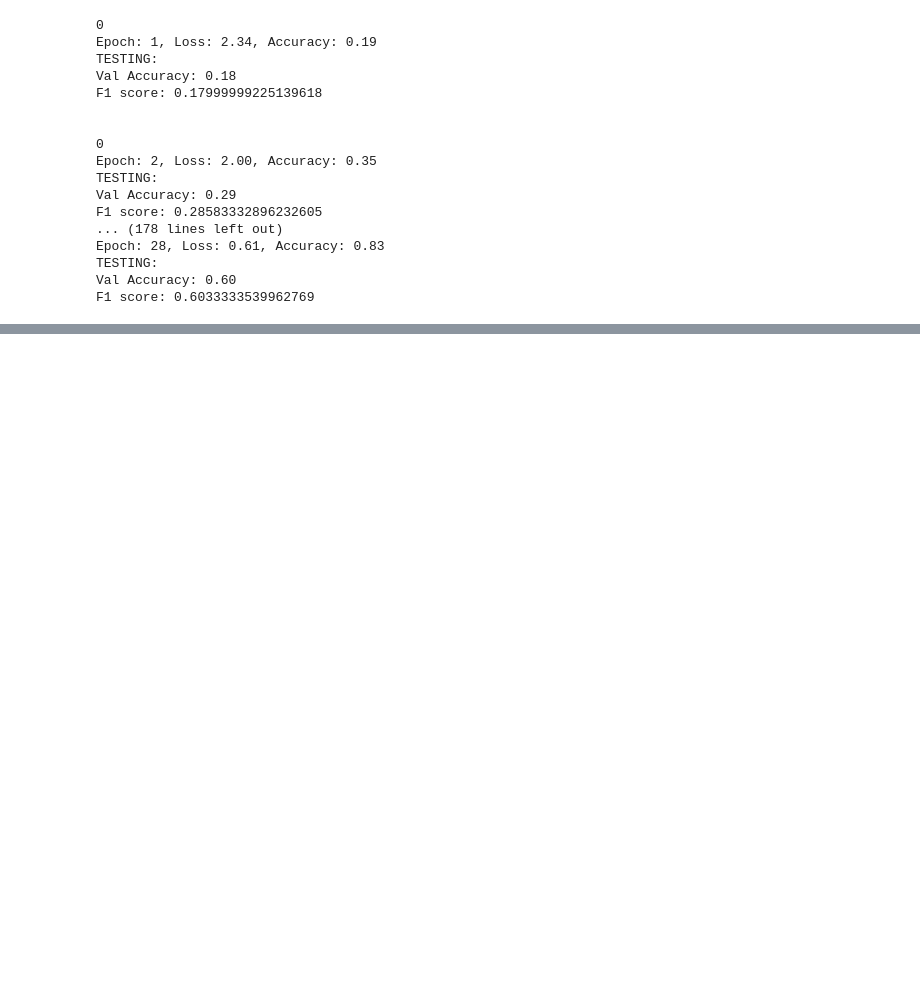
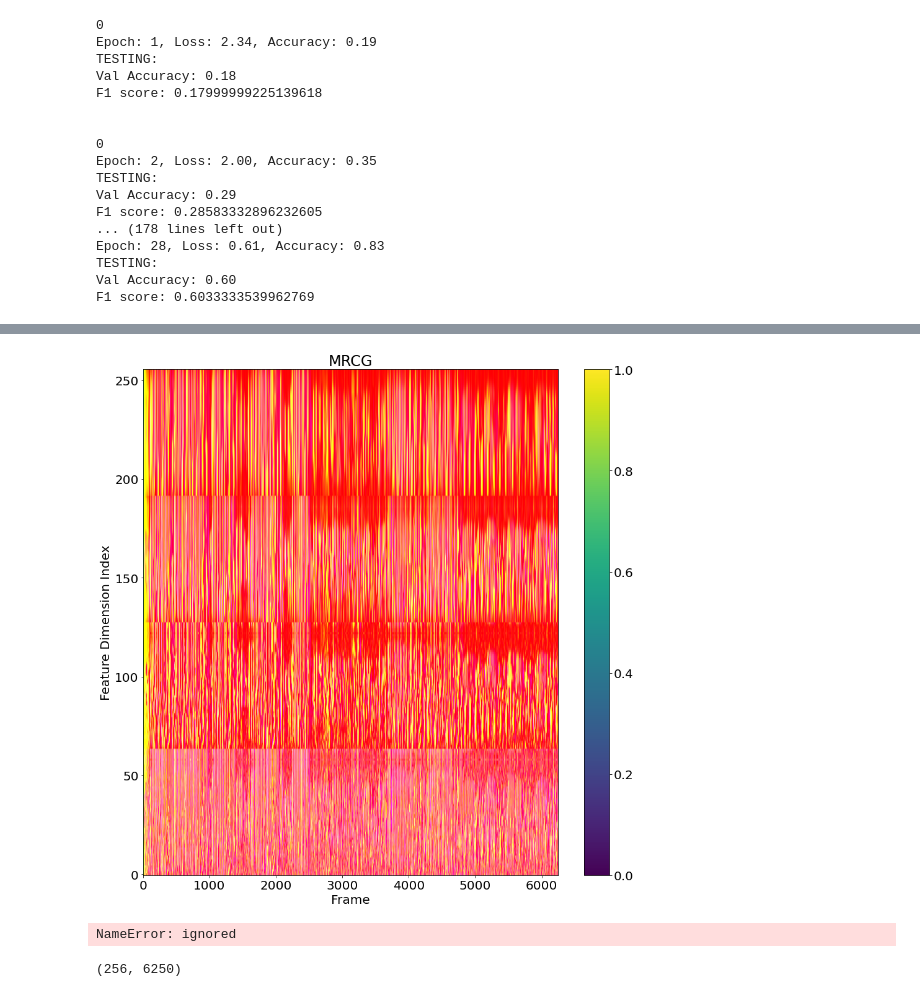
Before and after one commit to yakovsushenok/Thesis, a Jupyter notebook: MelSpectrogram.ipynb, the cells around one changed output, grey strips where cells are left out. Saved outputs shown, nothing was run; the diff lists cells and outputs as text; code cells hidden in the pictures; blank space fills up the shorter version.

```diff
--- a/MelSpectrogram.ipynb
+++ b/MelSpectrogram.ipynb
@@ -368,0 +630,13 @@ array([[-20.73242 , -23.748913, -37.88363 , ..., -48.83502 , -37.745182,
+# %%
+fig, axs = plt.subplots(1,1)
+trans = transformed.permute(1, 2, 0)
+trans = trans.detach().cpu().numpy()
+
+
+im = axs.imshow(trans, origin = "lower", aspect = "auto")
+plt.title("MRCG")
+plt.xlabel("Frame")
+plt.ylabel("Feature Dimension Index")
+fig.colorbar(im,ax=axs)
+plt.show()
+# %% [output]
@@ -368,0 +644,25 @@ array([[-20.73242 , -23.748913, -37.88363 , ..., -48.83502 , -37.745182,
+[figure, added]
+# %%
+fig, axs = plt.subplots(1,1)
+trans = transformed.permute(1, 2, 0)
+
+trans -= trans.min(0, keepdim=True)[0]
+trans /= trans.max(0, keepdim=True)[0]
+
+trans = trans.detach().cpu().numpy()
+
+trans =  np.mean(trans, axis = 2)
+
+im = axs.imshow(trans, origin = "lower", aspect = "auto")
+plt.title("MRCG")
+plt.xlabel("Frame")
+plt.ylabel("Feature Dimension Index")
+fig.colorbar(im,ax=axs)
+plt.show()
+# %% [output]
+NameError: ignored
+# %%
+tr = np.mean(trans, axis = 2)
+tr.shape
+# %% [output]
+(256, 6250)
```
Also changed, not shown: parts of 13 cells of this notebook.
